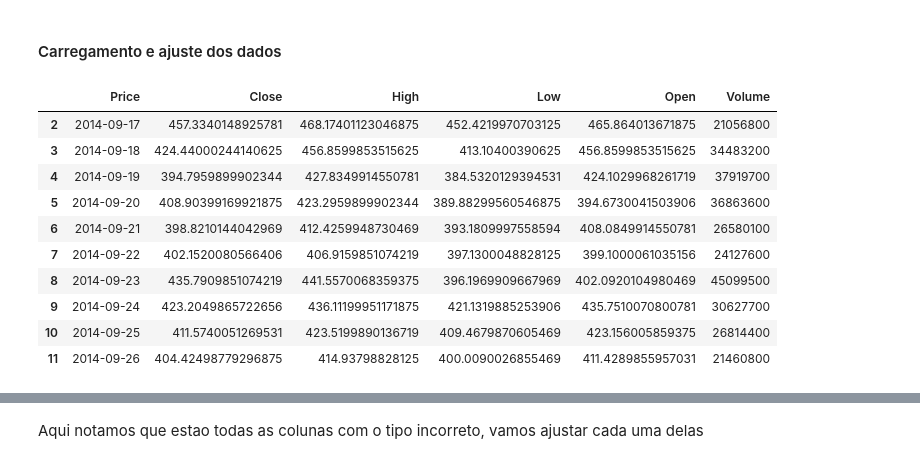
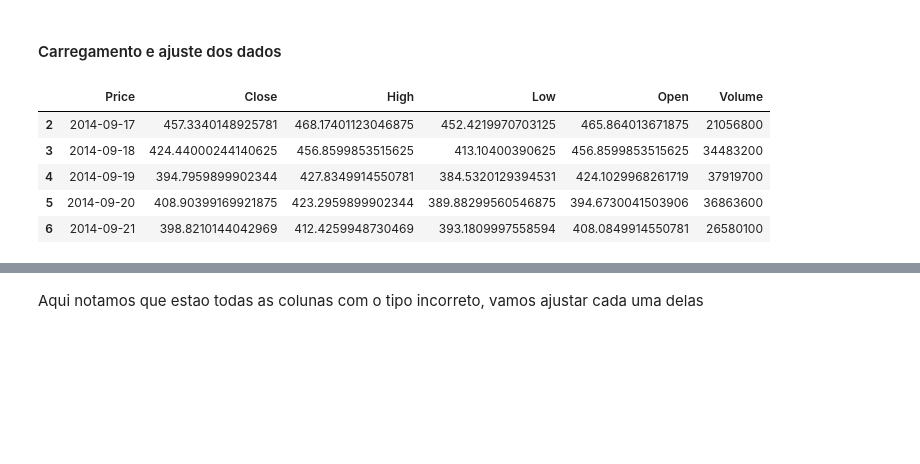
Before and after one commit to gusdiaso/crypto_predict, a Jupyter notebook: bitcoin.ipynb, the cells around one changed output, grey strips where cells are left out. Cells and saved outputs as stored; diff of their text form; code cells hidden in the pictures; blank space fills up the shorter version.

```diff
--- a/bitcoin.ipynb
+++ b/bitcoin.ipynb
@@ -21,19 +21,14 @@ from keras.callbacks import EarlyStopping
 # %%
 data = pd.read_csv('./data/BTC-USD.csv')
 data = data.iloc[2:,:]
-data.head(10)
+data.head(5)
 # %% [output]
 |  | Price | Close | High | Low | Open | Volume |
 | 2 | 2014-09-17 | 457.3340148925781 | 468.17401123046875 | 452.4219970703125 | 465.864013671875 | 21056800 |
 | 3 | 2014-09-18 | 424.44000244140625 | 456.8599853515625 | 413.10400390625 | 456.8599853515625 | 34483200 |
 | 4 | 2014-09-19 | 394.7959899902344 | 427.8349914550781 | 384.5320129394531 | 424.1029968261719 | 37919700 |
 | 5 | 2014-09-20 | 408.90399169921875 | 423.2959899902344 | 389.88299560546875 | 394.6730041503906 | 36863600 |
 | 6 | 2014-09-21 | 398.8210144042969 | 412.4259948730469 | 393.1809997558594 | 408.0849914550781 | 26580100 |
-| 7 | 2014-09-22 | 402.1520080566406 | 406.9159851074219 | 397.1300048828125 | 399.1000061035156 | 24127600 |
-| 8 | 2014-09-23 | 435.7909851074219 | 441.5570068359375 | 396.1969909667969 | 402.0920104980469 | 45099500 |
-| 9 | 2014-09-24 | 423.2049865722656 | 436.11199951171875 | 421.1319885253906 | 435.7510070800781 | 30627700 |
-| 10 | 2014-09-25 | 411.5740051269531 | 423.5199890136719 | 409.4679870605469 | 423.156005859375 | 26814400 |
-| 11 | 2014-09-26 | 404.42498779296875 | 414.93798828125 | 400.0090026855469 | 411.4289855957031 | 21460800 |
 # %%
 data.info()
 # %% [output]
```
Also changed, not shown: parts of 20 cells of this notebook, 9 other files.
